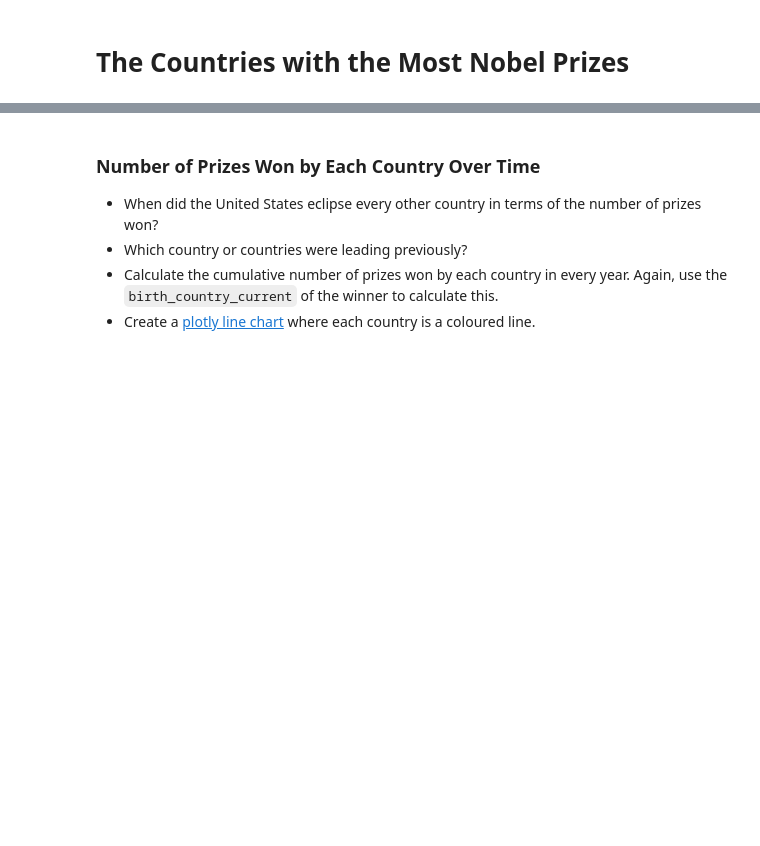
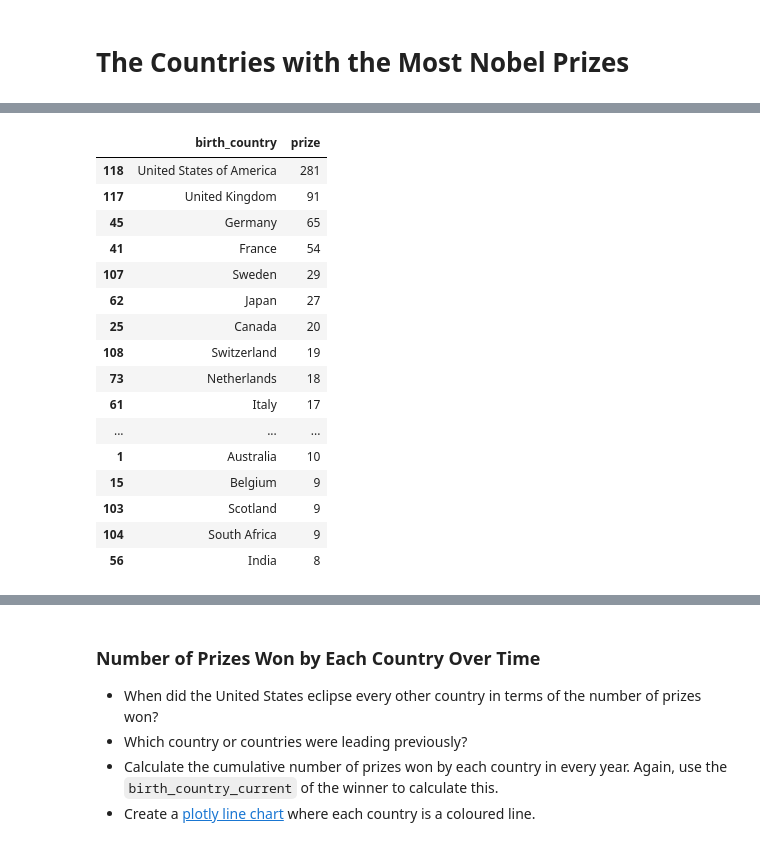
Before and after one commit to slimrivermoi/day79-data-analysis-visualization-with-plotly-matplotlib-seaborn, a Jupyter notebook: Nobel_Prize_Analysis_(start).ipynb, the cells around one changed output, grey strips where cells are left out. Saved outputs shown, nothing was run; the diff lists cells and outputs as text; code cells hidden in the pictures; blank space fills up the shorter version.

```diff
--- a/Nobel_Prize_Analysis_(start).ipynb
+++ b/Nobel_Prize_Analysis_(start).ipynb
@@ -640,0 +647,22 @@ Well, there is clearly an upward trend in the number of prizes being given out a
+# %%
+#top 20 countries using "birth_country"
+#not a big shift in number except for UK and Germany
+df_data.groupby('birth_country', as_index=False).agg({'prize': pd.Series.count}).sort_values(by='prize', ascending=False).head(20)
+# %% [output]
+|  | birth_country | prize |
+| 118 | United States of America | 281 |
+| 117 | United Kingdom | 91 |
+| 45 | Germany | 65 |
+| 41 | France | 54 |
+| 107 | Sweden | 29 |
+| 62 | Japan | 27 |
+| 25 | Canada | 20 |
+| 108 | Switzerland | 19 |
+| 73 | Netherlands | 18 |
+| 61 | Italy | 17 |
+| ... | ... | ... |
+| 1 | Australia | 10 |
+| 15 | Belgium | 9 |
+| 103 | Scotland | 9 |
+| 104 | South Africa | 9 |
+| 56 | India | 8 |
```
Also changed, not shown: parts of 11 cells of this notebook.
